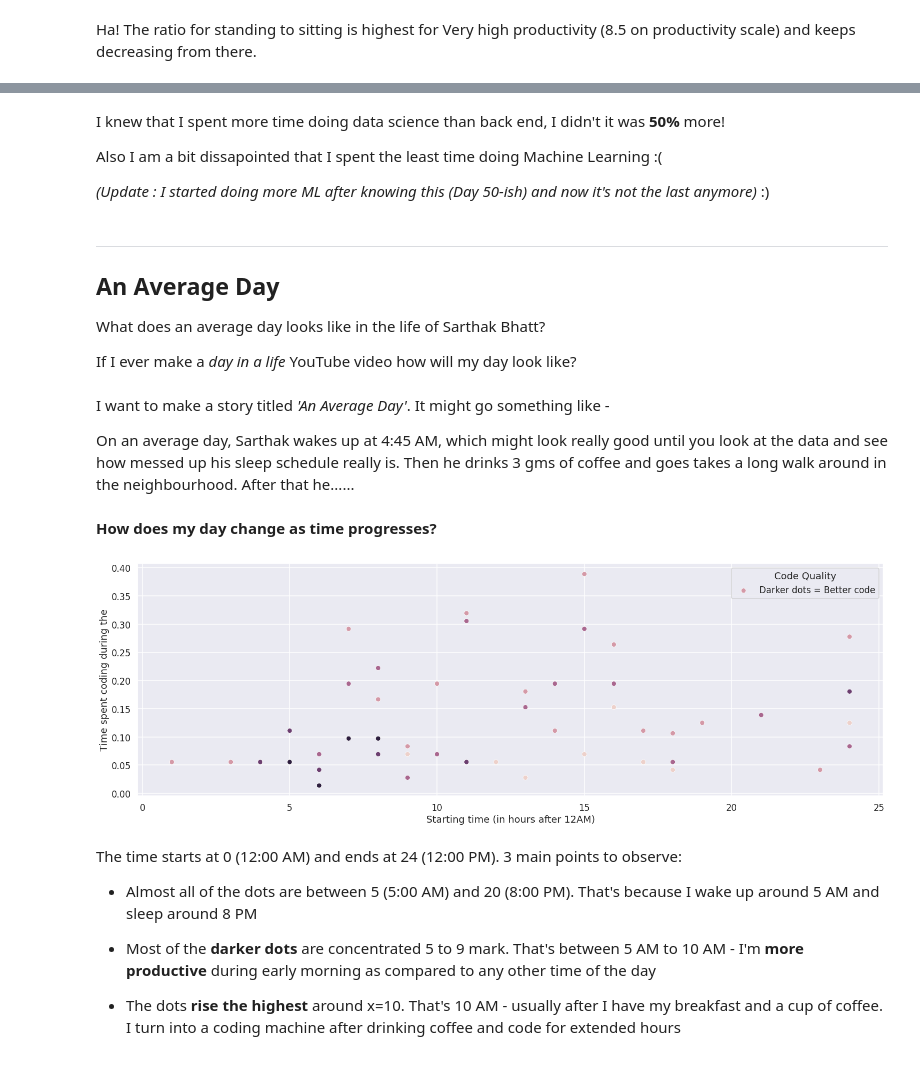
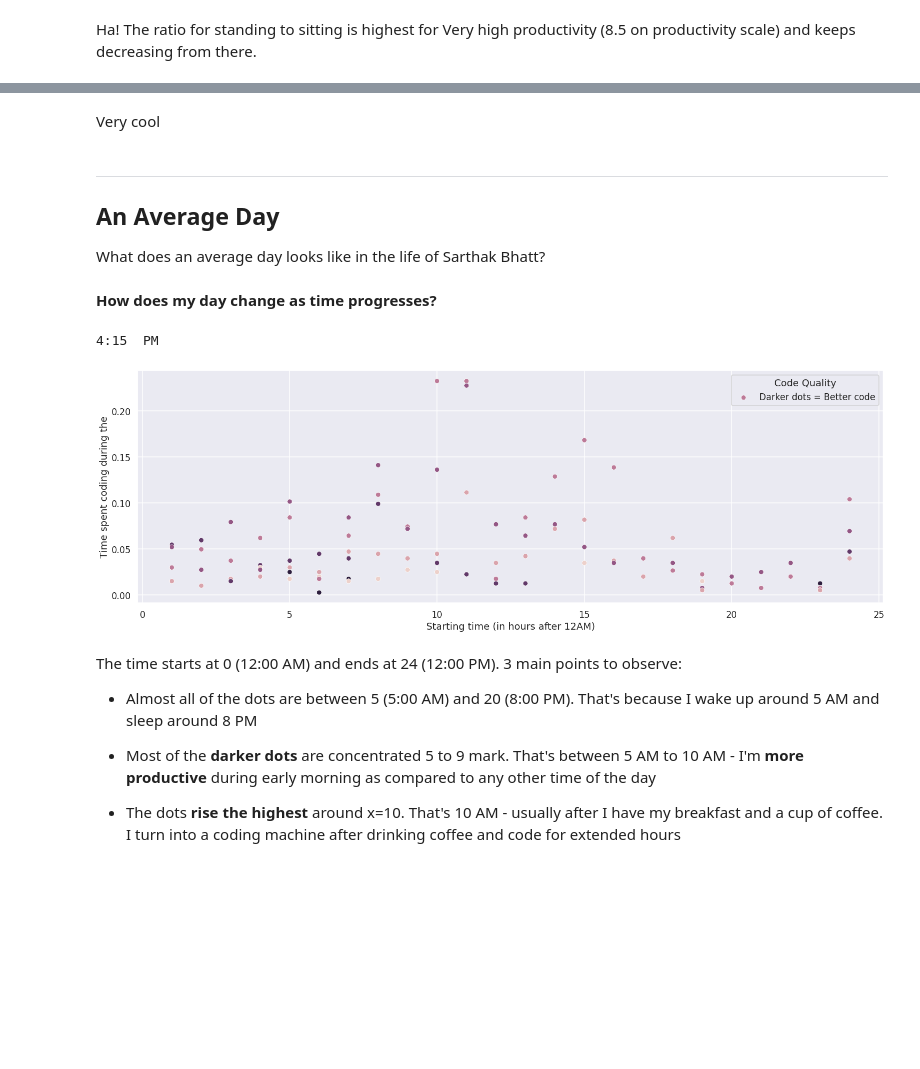
Before and after one commit to sarthak-314/100-Days-in-Data, a Jupyter notebook: 4.1 Data Exploration (Code).ipynb, the cells around one changed output, grey strips where cells are left out. Drawn from its saved outputs; the diff is of its cells as text; code cells hidden in the pictures; blank space fills up the shorter version.

```diff
--- a/4.1 Data Exploration (Code).ipynb
+++ b/4.1 Data Exploration (Code).ipynb
@@ -63,3 +60,14 @@ df_code = df_code.dropna(subset=['duration(hr)', 'productivity'])
+# %%
+def drop_invalid_values(x):
+    if '..' in str(x):
+        return None
+    try:
+        return float(x)
+    except:
+        return None
+
+df_code['productivity'] = df_code.productivity.apply(drop_invalid_values)
+df_code = df_code.dropna(subset=['duration(hr)', 'productivity'])
 # %%
 #Let's take a look at df_code
 df_code.head()
@@ -262,6 +259,3 @@ See more at - https://news.stanford.edu/2014/04/24/walking-vs-sitting-042414
-# %%
-#TODO: Remove this
-df_code.productivity = df_code.productivity.astype('float')
 # %%
 grouped = df_code.groupby(['position', 'productivity'])['duration(hr)'].sum()
 EFFICIENCY = {8.5: 'Very High', 8:'High', 7.5: 'Moderate-High', 7: 'Moderate', 6.5: 'Low'}
@@ -322,16 +315,6 @@ for i in ax.patches:
-# %% [markdown]
-I knew that I spent more time doing data science than back end, I didn't it was **50%** more!
-
-Also I am a bit dissapointed that I spent the least time doing Machine Learning :(
-
-*(Update : I started doing more ML after knowing this (Day 50-ish) and now it's not the last anymore)* :)
+# %% [markdown]
+Very cool
 # %% [markdown]
 ***
 ## An **Average** Day
 What does an average day looks like in the life of Sarthak Bhatt?
-
-If I ever make a *day in a life* YouTube video how will my day look like?
-# %% [markdown]
-I want to make a story titled *'An Average Day'*. It might go something like -
-
-On an average day, Sarthak wakes up at 4:45 AM, which might look really good until you look at the data and see how messed up his sleep schedule really is. Then he drinks 3 gms of coffee and goes takes a long walk around in the neighbourhood. After that he......
@@ -342,25 +323,31 @@ On an average day, Sarthak wakes up at 4:45 AM, which might look really good unt
 # %%
 #Round down staring_time to starting_hour to reduce the noise
 def get_starting_hour(x):
     if ' ' in str(x):
-        time, am_or_pm = str(x).split(' ')
+        try:
+            time, am_or_pm = str(x).split(' ')
+        except:
+            print(x)
+            return 10
+
     else: return float('NaN')
     is_am = am_or_pm == 'AM'
     hour = int(time.split(':')[0])
     return hour if is_am else hour + 12
 df_code['starting_hour'] = df_code.starting_time.apply(get_starting_hour)
 grouped = df_code.groupby(['starting_hour', 'productivity'])['duration(hr)'].sum().sort_values(ascending=False).apply(lambda x : x / TOTAL_DAYS)
 df_code.drop('starting_hour', inplace=True, axis=1)
 
 grouped = grouped.reset_index()
 plt.subplots(figsize=(25, 8))
 g = sns.scatterplot(x='starting_hour', y='duration(hr)', hue='productivity', data=grouped)
 g.set_xlabel('Starting time (in hours after 12AM)')
 g.set_ylabel('Time spent coding during the')
 plt.legend(title='Code Quality', labels=['Darker dots = Better code'])
 plt.show(g)
 # %% [output]
+4:15  PM
-[figure, old version]
+[figure, new version]
 # %% [markdown]
 The time starts at 0 (12:00 AM) and ends at 24 (12:00 PM). 3 main points to observe:
 
```
Also changed, not shown: parts of 25 cells of this notebook.
